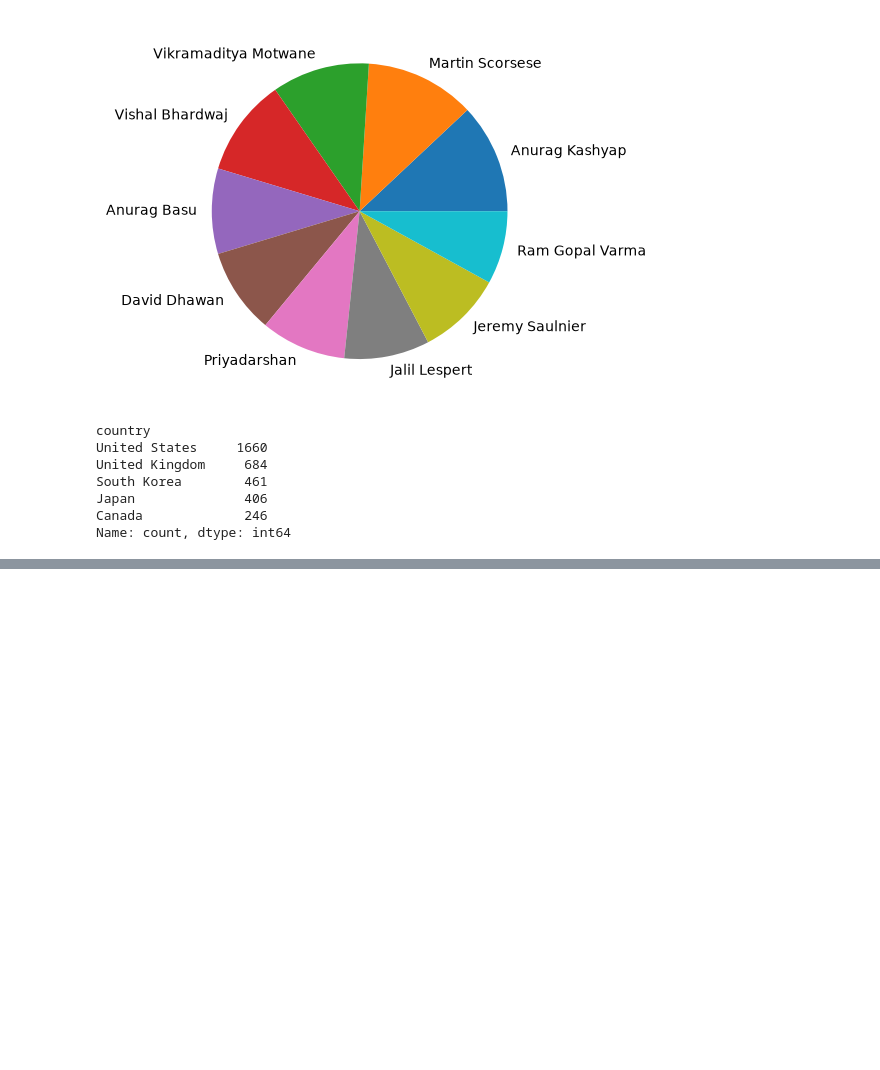
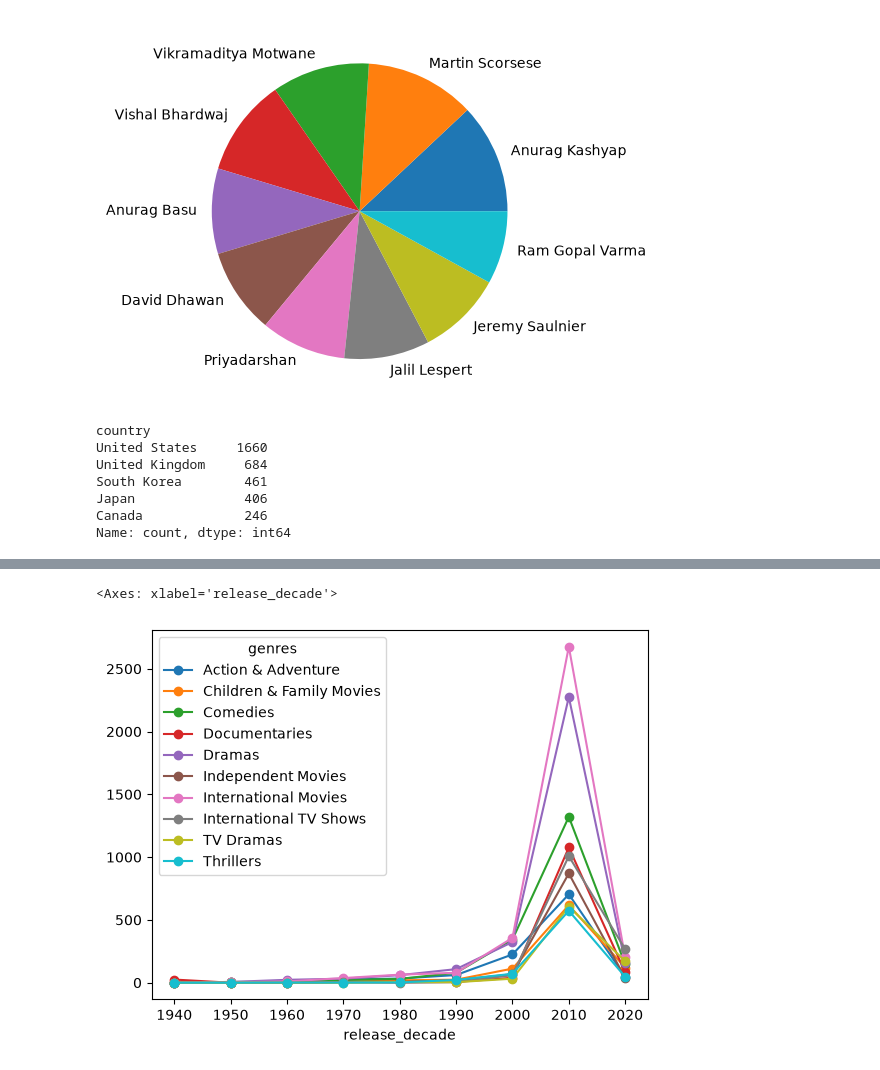
Before and after one commit to humt68296-sys/NETFLIX-EDA, a Jupyter notebook: notebooks/analysis2.ipynb, the cells around one changed output, grey strips where cells are left out. Saved outputs shown, nothing was run; the diff lists cells and outputs as text; code cells hidden in the pictures; blank space fills up the shorter version.

```diff
--- a/notebooks/analysis2.ipynb
+++ b/notebooks/analysis2.ipynb
@@ -239,0 +265,6 @@ Name: count, dtype: int64
+# %%
+temp["release_decade"]=(temp.release_year // 10) * 10
+temp[temp.genres.isin(genre) ].groupby(["release_decade","genres"]).size().unstack(fill_value=0).plot(kind="line",marker="o")
+# %% [output]
+<Axes: xlabel='release_decade'>
+[figure, added]
```
Also changed, not shown: parts of 5 cells of this notebook, 1 other file.
